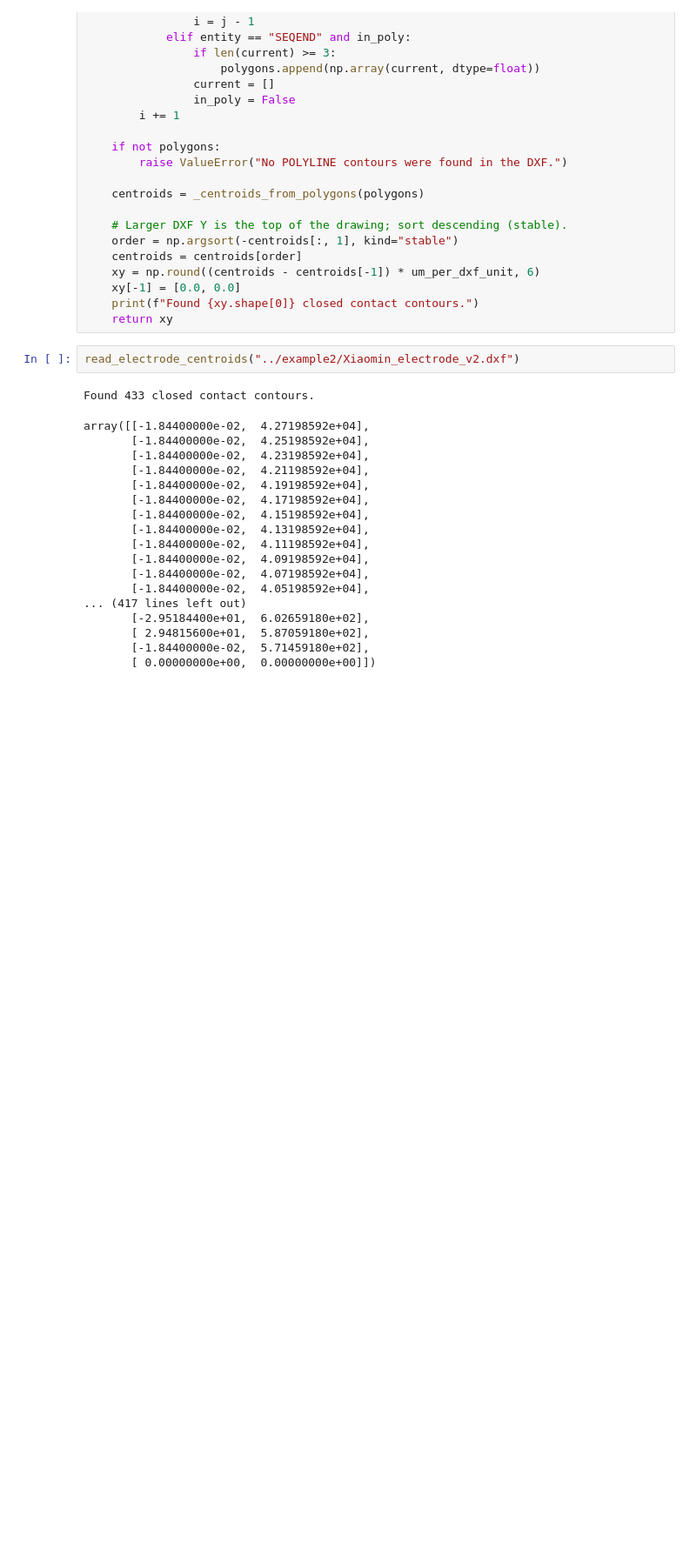
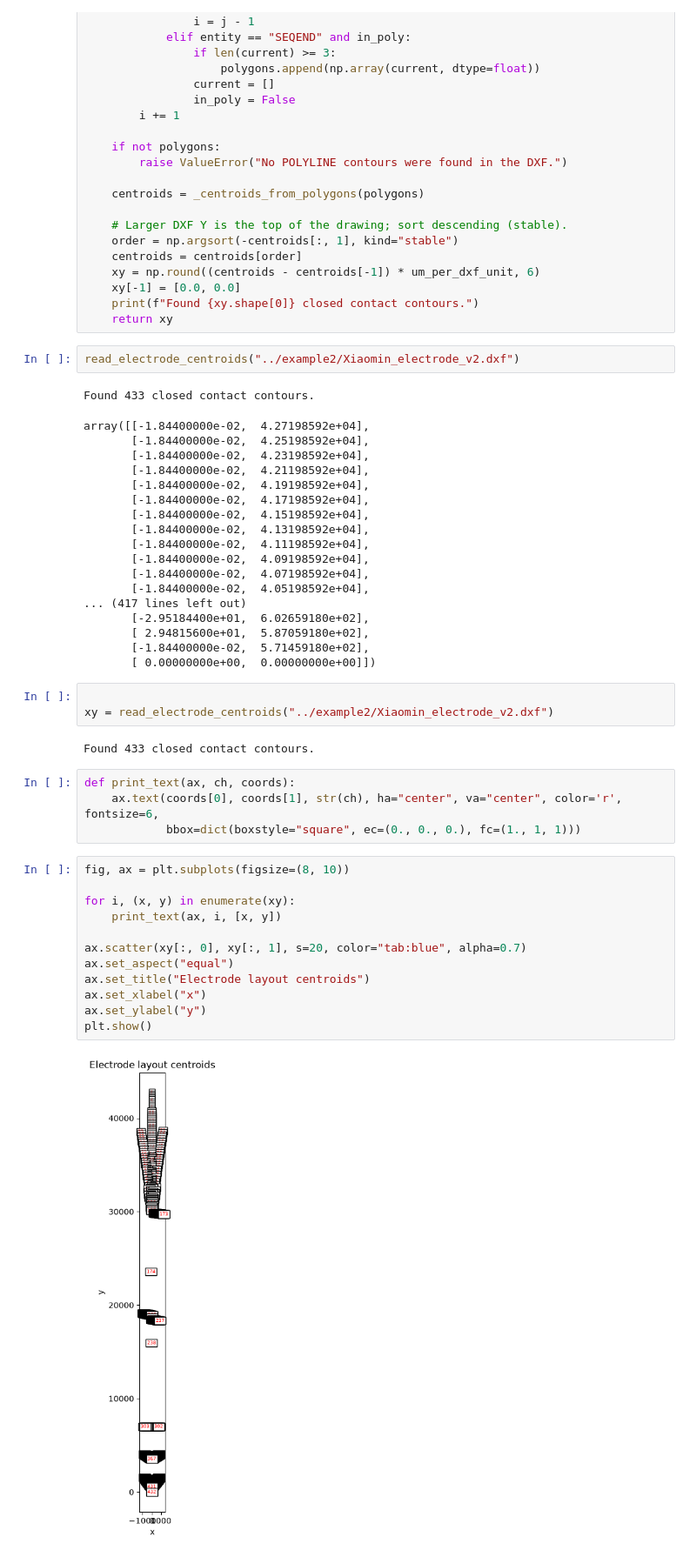
Before and after one commit to m-buschmann/electrode-assembly-mapper, a Jupyter notebook: interface.ipynb, the cells around one changed output. Shown at 87% size. Saved outputs shown, nothing was run; the diff lists cells and outputs as text; blank space fills up the shorter version.

Commit message:
plot centroids

```diff
--- a/interface.ipynb
+++ b/interface.ipynb
@@ -147,3 +147,26 @@ array([[-1.84400000e-02,  4.27198592e+04],
        [ 2.94815600e+01,  5.87059180e+02],
        [-1.84400000e-02,  5.71459180e+02],
        [ 0.00000000e+00,  0.00000000e+00]])
+# %%
+
+xy = read_electrode_centroids("../example2/Xiaomin_electrode_v2.dxf")
+# %% [output]
+Found 433 closed contact contours.
+# %%
+def print_text(ax, ch, coords):
+    ax.text(coords[0], coords[1], str(ch), ha="center", va="center", color='r', fontsize=6,
+            bbox=dict(boxstyle="square", ec=(0., 0., 0.), fc=(1., 1, 1)))
+# %%
+fig, ax = plt.subplots(figsize=(8, 10))
+
+for i, (x, y) in enumerate(xy):
+    print_text(ax, i, [x, y])
+
+ax.scatter(xy[:, 0], xy[:, 1], s=20, color="tab:blue", alpha=0.7)
+ax.set_aspect("equal")
+ax.set_title("Electrode layout centroids")
+ax.set_xlabel("x")
+ax.set_ylabel("y")
+plt.show()
+# %% [output]
+[figure, added]
```
